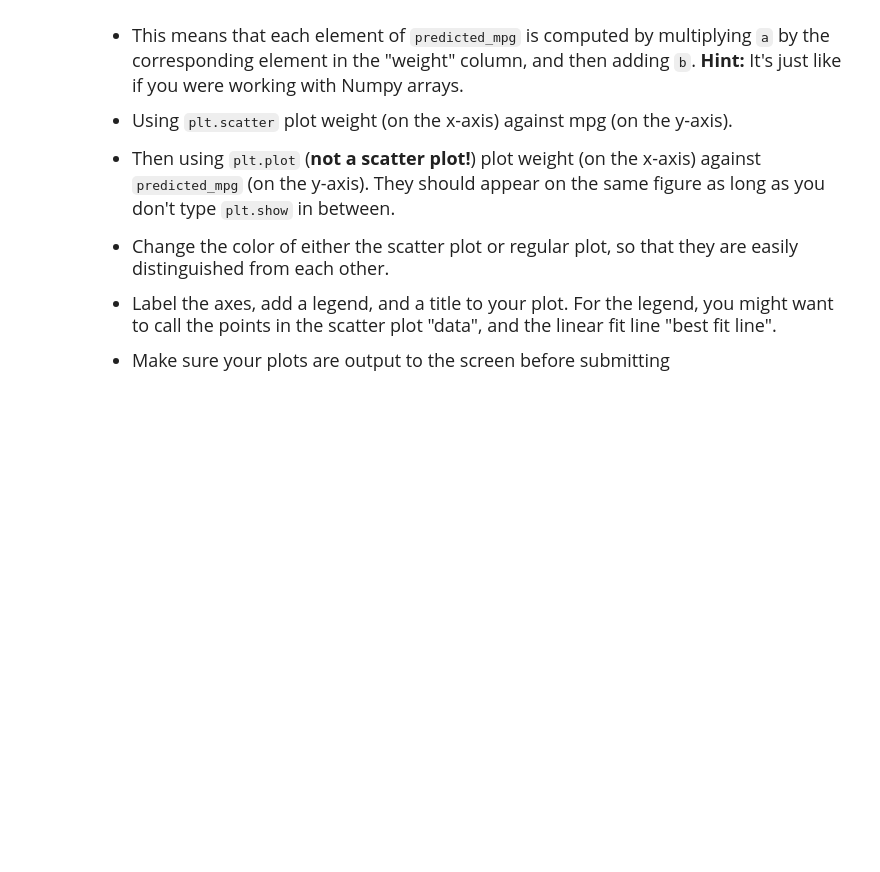
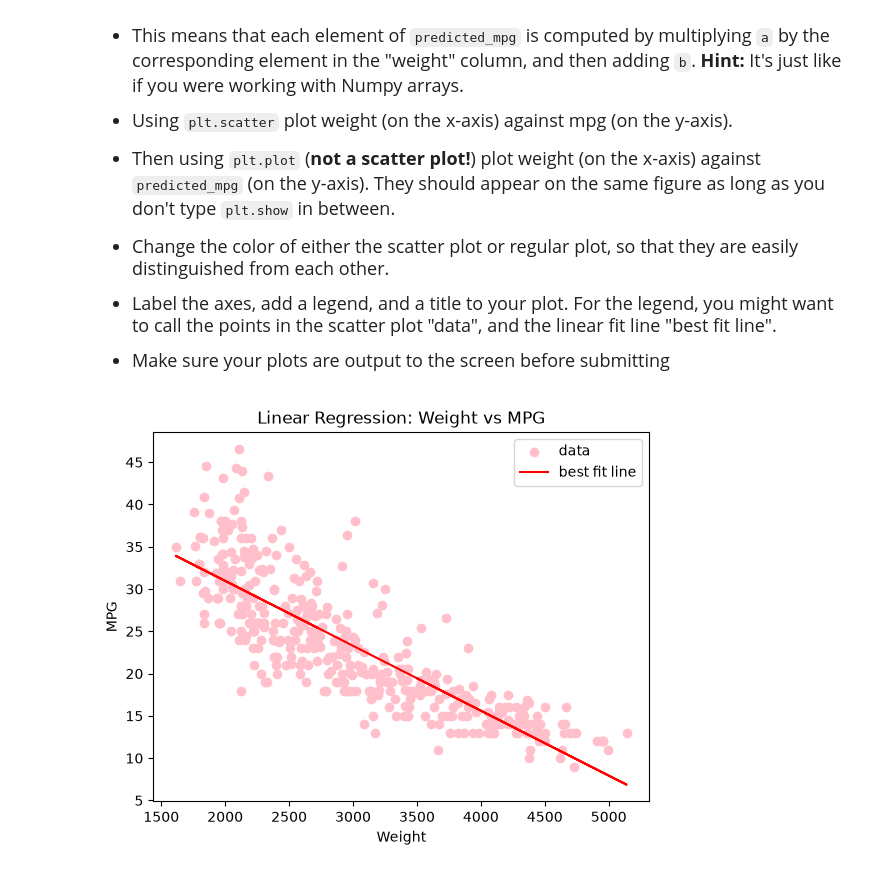
Before and after one commit to elaine928/datasci151fall2026, a Jupyter notebook: _assignments/assignment_8/Assignment8.ipynb, the cells around one changed output. Cells and saved outputs as stored; diff of their text form; code cells hidden in the pictures; blank space fills up the shorter version.

```diff
--- a/_assignments/assignment_8/Assignment8.ipynb
+++ b/_assignments/assignment_8/Assignment8.ipynb
@@ -183,0 +259,6 @@ This problem is continued in Question (5)
+# %%
+# your answer here
+features = pd.read_csv("data/features.csv")
+model = smf.ols(formula = "mpg ~ weight" , data = features)
+coeffs = model.fit().params
+print(coeffs)
@@ -212,0 +296,23 @@ $$\hat{m}_i = a\cdot w_i + b$$
+# %%
+# your answer here
+a = float(coeffs['weight'])
+b = float(coeffs["Intercept"])
+
+predicted_mpg = a * features["weight"] + b
+
+plt.scatter(x = features["weight"], y = features["mpg"], color = "pink",label="data")
+
+plt.plot(features["weight"], predicted_mpg, color = "red", label="best fit line")
+
+# Add labels and a legends
+plt.xlabel("Weight")
+plt.ylabel("MPG")
+plt.title("Linear Regression: Weight vs MPG")
+
+# Add legend
+plt.legend()
+
+# Display the plot
+plt.show()
+# %% [output]
+[figure, added]
```
Also changed, not shown: parts of 9 cells of this notebook, 30 other files.
